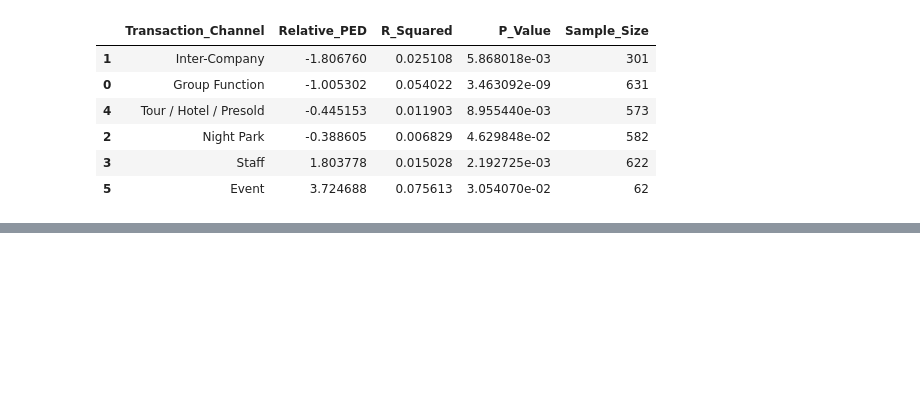
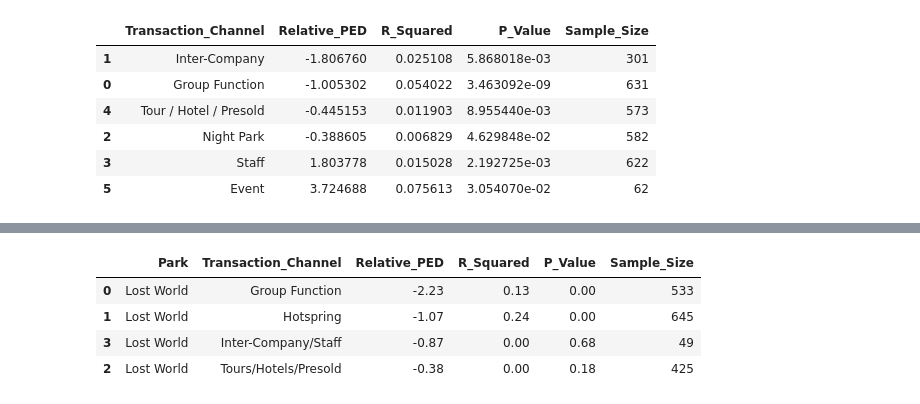
Before and after one commit to henrytansunway/sunway-theme-park, a Jupyter notebook: ped_estimation.ipynb, the cells around one changed output, grey strips where cells are left out. Saved outputs shown, nothing was run; the diff lists cells and outputs as text; code cells hidden in the pictures; blank space fills up the shorter version.

```diff
--- a/ped_estimation.ipynb
+++ b/ped_estimation.ipynb
@@ -370,0 +414,47 @@ print(lw_ped_results)
+# %%
+# 4. Create the NEW Benchmark: 'Water Park'
+waterpark_ref = daily_agg[daily_agg['Grouping'] == 'Water Park'].copy()
+waterpark_ref = waterpark_ref.rename(columns={
+    'Unit_Price': 'P_Base',
+    'No_of_Visitors': 'Q_Base'
+})[['Transaction_Date', 'P_Base', 'Q_Base']]
+
+# 5. Join and Calculate Ratios
+merged = pd.merge(daily_agg, waterpark_ref, on='Transaction_Date')
+
+# Exclude the benchmark from the test rows
+processed = merged[merged['Grouping'] != 'Water Park'].copy()
+
+# Log Ratios
+processed['ln_Price_Ratio'] = np.log(processed['Unit_Price'] / processed['P_Base'])
+processed['ln_Qty_Ratio'] = np.log(processed['No_of_Visitors'] / processed['Q_Base'])
+
+# 6. Estimate PED
+results = []
+unique_channels = processed['Grouping'].unique()
+
+for channel in unique_channels:
+    data = processed[processed['Grouping'] == channel].dropna()
+    if len(data) < 15: continue # Sample size check
+
+    X = sm.add_constant(data['ln_Price_Ratio'])
+    y = data['ln_Qty_Ratio']
+    model = sm.OLS(y, X).fit()
+
+    results.append({
+        'Park': 'Lost World',
+        'Transaction_Channel': channel,
+        'Relative_PED': model.params.iloc[1],
+        'R_Squared': model.rsquared,
+        'P_Value': model.pvalues.iloc[1],
+        'Sample_Size': len(data)
+    })
+
+results = pd.DataFrame(results).sort_values(by='Relative_PED')
+results
+# %% [output]
+|  | Park | Transaction_Channel | Relative_PED | R_Squared | P_Value | Sample_Size |
+| 0 | Lost World | Group Function | -2.23 | 0.13 | 0.00 | 533 |
+| 1 | Lost World | Hotspring | -1.07 | 0.24 | 0.00 | 645 |
+| 3 | Lost World | Inter-Company/Staff | -0.87 | 0.00 | 0.68 | 49 |
+| 2 | Lost World | Tours/Hotels/Presold | -0.38 | 0.00 | 0.18 | 425 |
```
Also changed, not shown: parts of 17 cells of this notebook.
